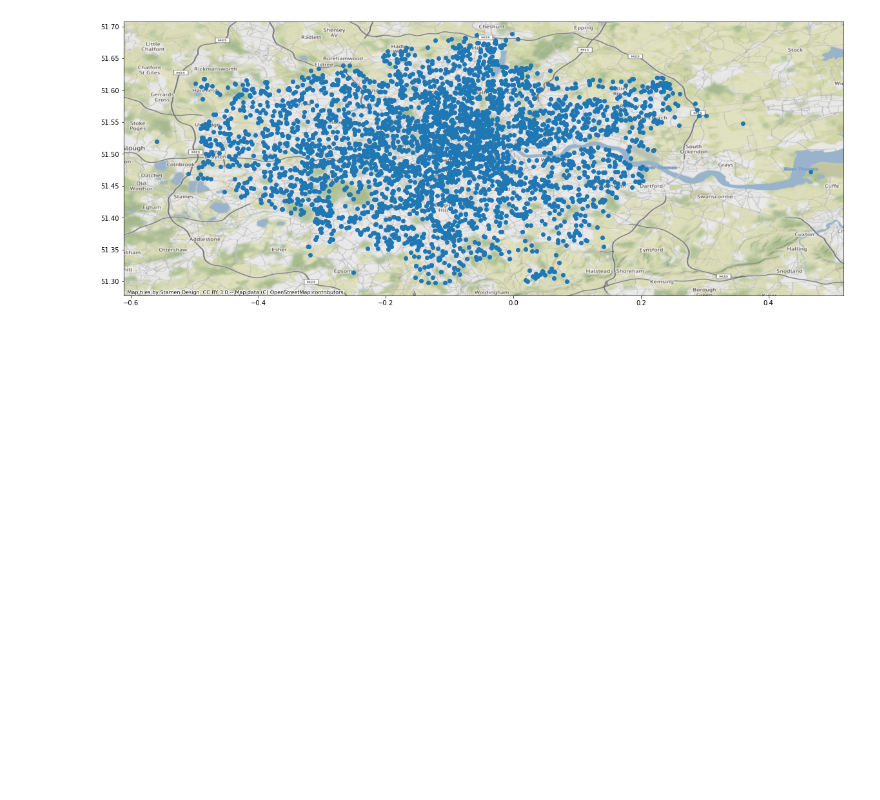
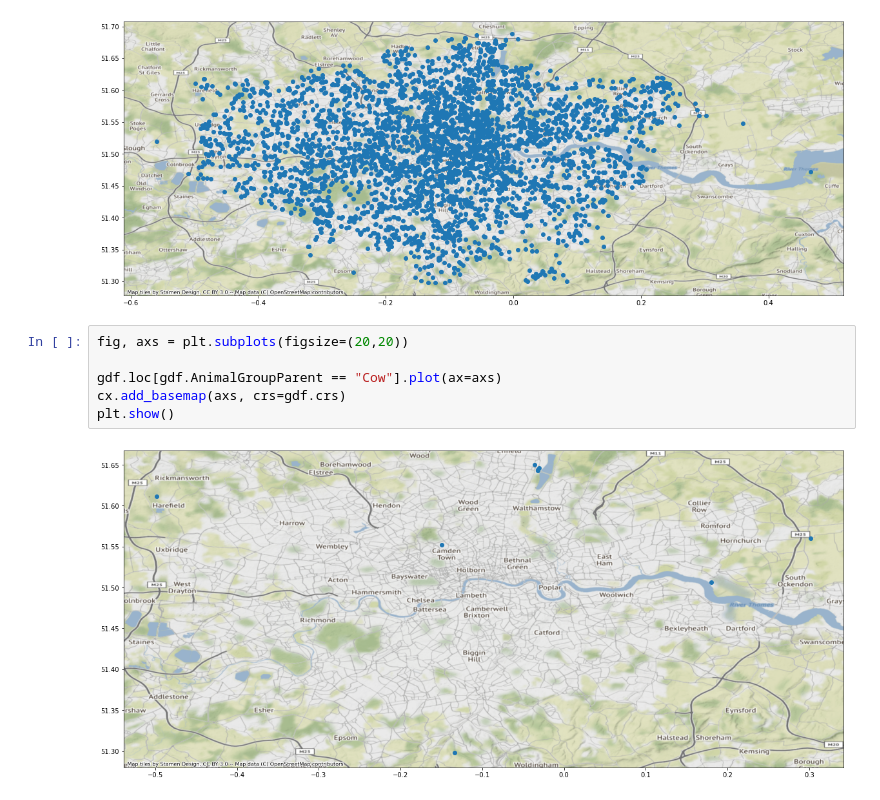
Before and after one commit to ssciwr/jupyter-data-exploration-live, a Jupyter notebook: part3.ipynb, the cells around one changed output. Cells and saved outputs as stored; diff of their text form; blank space fills up the shorter version.

```diff
--- a/part3.ipynb
+++ b/part3.ipynb
@@ -297,3 +297,11 @@ cx.add_basemap(axs, crs=gdf.crs)
 plt.show()
 # %% [output]
 [figure]
+# %%
+fig, axs = plt.subplots(figsize=(20,20))
+
+gdf.loc[gdf.AnimalGroupParent == "Cow"].plot(ax=axs)
+cx.add_basemap(axs, crs=gdf.crs)
+plt.show()
+# %% [output]
+[figure, added]
```
